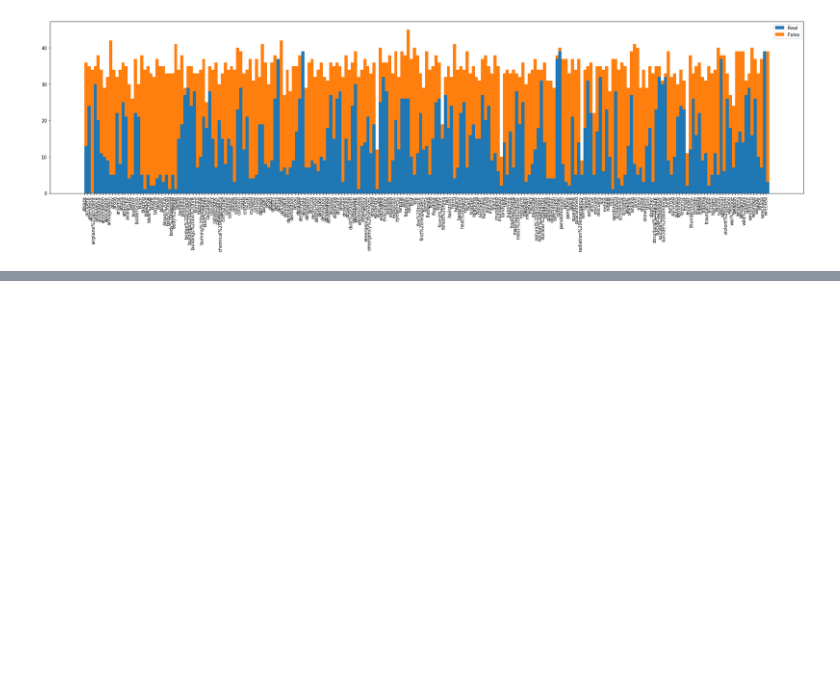
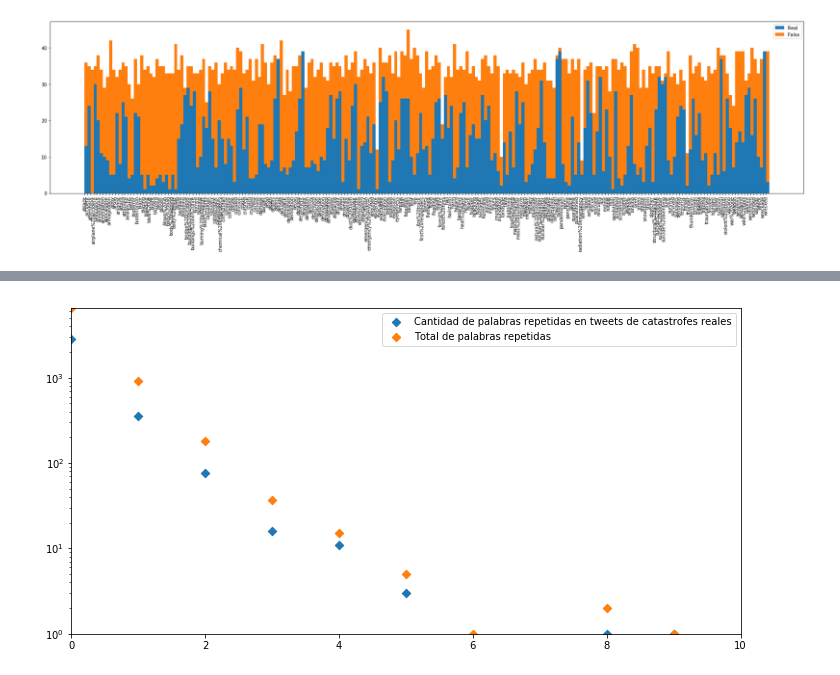
Before and after one commit to AgustinLeguizamon/datos_tp_1, a Jupyter notebook: TP1Martín.ipynb, the cells around one changed output, grey strips where cells are left out. Cells and saved outputs as stored; diff of their text form; code cells hidden in the pictures; blank space fills up the shorter version.

```diff
--- a/TP1Martín.ipynb
+++ b/TP1Martín.ipynb
@@ -233 +252,18 @@ plt.show()
+# %%
+def cuenta_iguales(lista):
+    newlist=[]
+    for palabra in lista:
+        if (lista.count(palabra) > 1):
+            newlist.append(lista.count(palabra))
+    return newlist
+# %%
+def cuenta_iguales(lista):
+    c= Counter(lista)
+    count=0
+    for key in c:
+        if (c[key]>1):
+            count+=1
+    return count
+# %%
+df['equal_words'] = df.text.agg(lambda x: cuenta_iguales([word for word in x.split() if word not in stop]))
 # %%
@@ -234,0 +278,2 @@ df.
+# %%
+word_count = df.groupby(['equal_words'])['target'].agg({'sum','count'} ).reset_index()
@@ -234,0 +293,11 @@ df.
+# %%
+fig,ax = plt.subplots(figsize=(12,6))
+cambio = lambda x: 'Total de palabras repetidas' if (x=='count') else 'Cantidad de palabras repetidas en tweets de catastrofes reales'
+for name in ['sum','count']:
+    ax.scatter(word_count.equal_words, word_count[name],  marker= 'D', label= cambio(name) )
+    ax.set_ylim(1,6600)
+    ax.set_xlim(0,10)
+    ax.set_yscale("log")
+    plt.legend()
+# %% [output]
+[figure, added]
```
Also changed, not shown: parts of 17 cells of this notebook.
